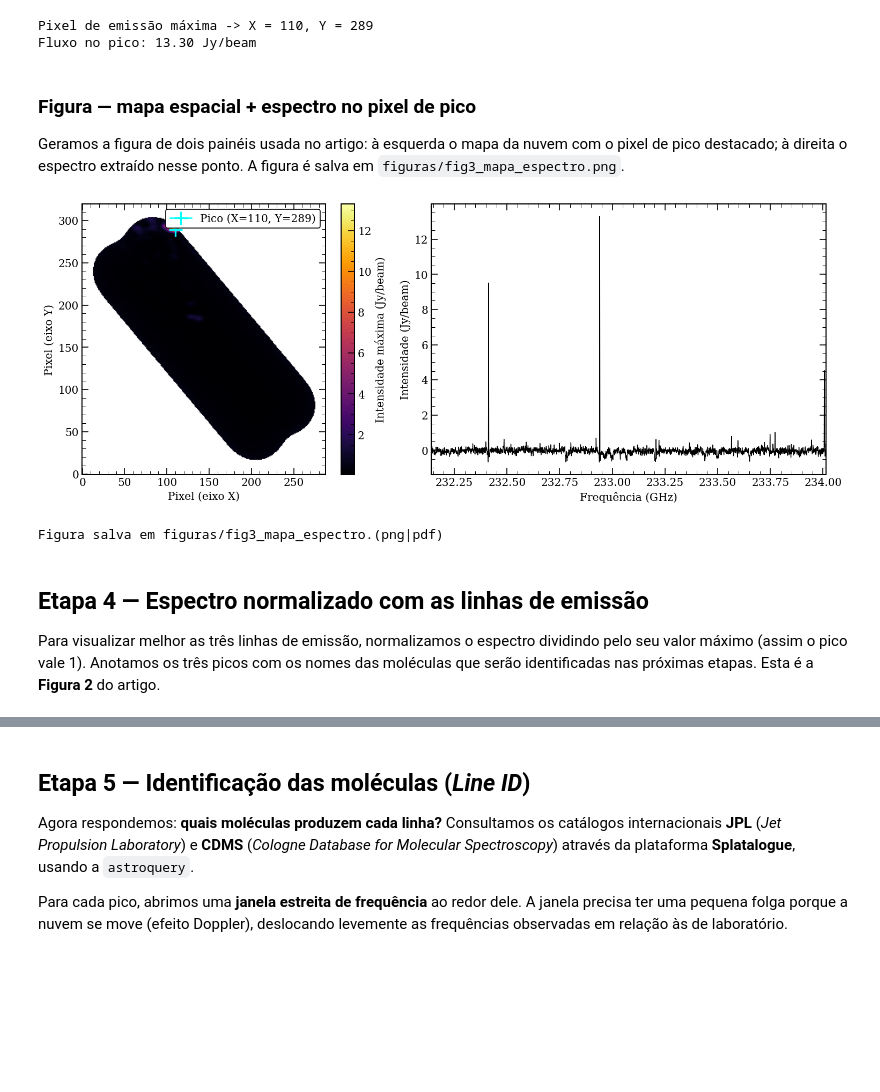
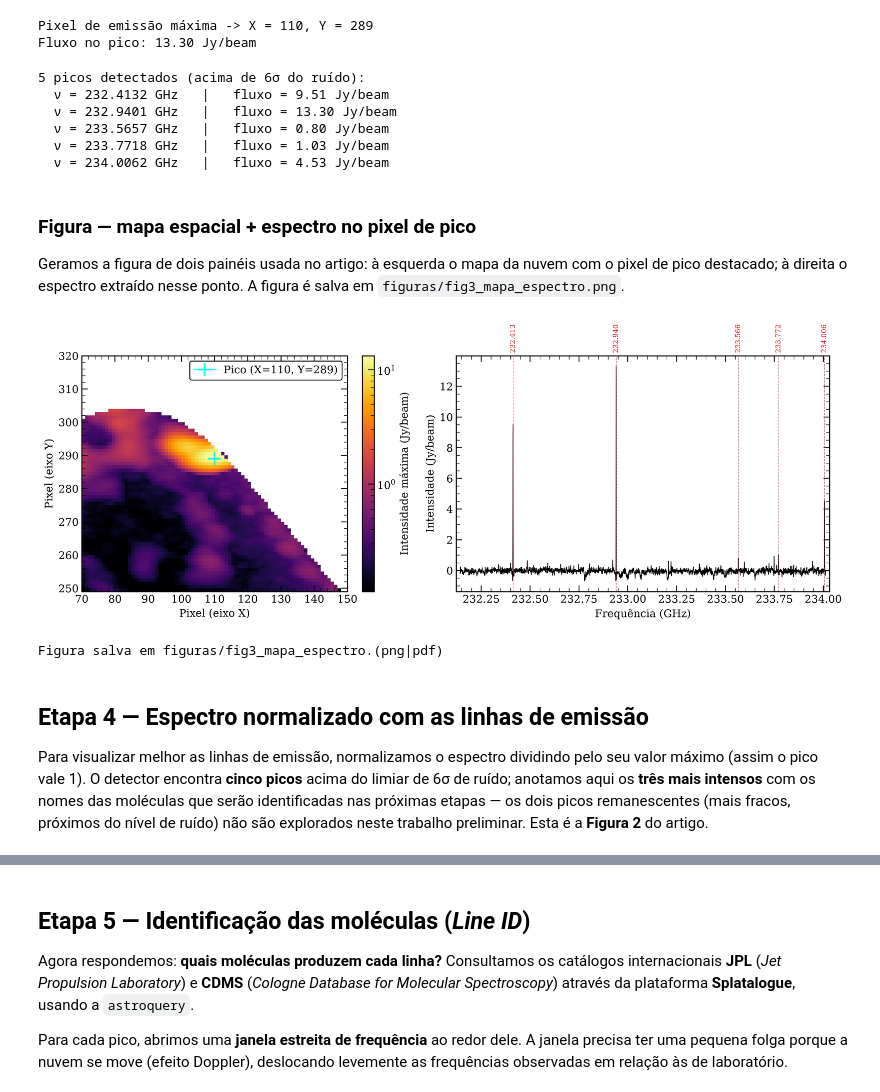
Before and after one commit to rrf-astro/Astroquimica_nebulosa_Orion, a Jupyter notebook: Espectro_OMC-1.ipynb, the cells around one changed output, grey strips where cells are left out. Drawn from its saved outputs; the diff is of its cells as text; code cells hidden in the pictures; blank space fills up the shorter version.

```diff
--- a/Espectro_OMC-1.ipynb
+++ b/Espectro_OMC-1.ipynb
@@ -236,7 +224,8 @@ mais intenso — a nossa **"Região 5"**.
 > vazios marcados como `NaN` nas bordas; essas funções os ignoram.
 # %%
 # Mapa de intensidade maxima: "achata" o eixo espectral (axis=0).
-mapa_max = np.nanmax(cubo, axis=0)
+with np.errstate(all="ignore"):          # bordas do cubo são todas-NaN; ignoramos o aviso
+    mapa_max = np.nanmax(np.where(np.isfinite(cubo), cubo, np.nan), axis=0)
 
 # Coordenadas (y, x) do pixel mais brilhante de todo o cubo.
 y_pico, x_pico = np.unravel_index(np.nanargmax(mapa_max), mapa_max.shape)
@@ -249,6 +238,35 @@ print(f"Fluxo no pico: {fluxo_pico:.2f} Jy/beam")
 # %% [output]
 Pixel de emissão máxima -> X = 110, Y = 289
 Fluxo no pico: 13.30 Jy/beam
+# %%
+from scipy.signal import find_peaks
+
+def detectar_picos(freq_ghz, espectro, n_sigma=6, separacao_ghz=0.05):
+    """Detecta picos de emissão acima de n_sigma vezes o ruído robusto (MAD).
+
+    Retorna (indices, frequencias_ghz, alturas) ordenados por frequência.
+    """
+    esp = np.nan_to_num(espectro, nan=0.0)
+    mediana = np.median(esp)
+    mad = np.median(np.abs(esp - mediana))          # desvio absoluto mediano
+    ruido = 1.4826 * mad                             # MAD -> sigma equivalente
+    limiar = mediana + n_sigma * ruido
+    dist_canais = max(1, int(separacao_ghz / np.median(np.diff(freq_ghz))))
+    idx, props = find_peaks(esp, height=limiar, distance=dist_canais, prominence=ruido)
+    return idx, freq_ghz[idx], props["peak_heights"]
+
+idx_picos, freq_picos, alt_picos = detectar_picos(freq_ghz, espectro_pico)
+
+print(f"{len(freq_picos)} picos detectados (acima de 6σ do ruído):")
+for f, a in zip(freq_picos, alt_picos):
+    print(f"  ν = {f:.4f} GHz   |   fluxo = {a:.2f} Jy/beam")
+# %% [output]
+5 picos detectados (acima de 6σ do ruído):
+  ν = 232.4132 GHz   |   fluxo = 9.51 Jy/beam
+  ν = 232.9401 GHz   |   fluxo = 13.30 Jy/beam
+  ν = 233.5657 GHz   |   fluxo = 0.80 Jy/beam
+  ν = 233.7718 GHz   |   fluxo = 1.03 Jy/beam
+  ν = 234.0062 GHz   |   fluxo = 4.53 Jy/beam
 # %% [markdown]
 ### Figura — mapa espacial + espectro no pixel de pico
 
@@ -256,42 +274,70 @@ Geramos a figura de dois painéis usada no artigo: à esquerda o mapa da nuvem c
 de pico destacado; à direita o espectro extraído nesse ponto. A figura é salva em
 `figuras/fig3_mapa_espectro.png`.
 # %%
+from matplotlib.colors import LogNorm
+
+FREQ_MIN, FREQ_MAX = freq_ghz.min(), freq_ghz.max()
+MARGEM_X = 0.01 * (FREQ_MAX - FREQ_MIN)
+
 fig, (ax1, ax2) = plt.subplots(1, 2, figsize=(14, 5))
 
-# --- Painel esquerdo: mapa espacial ---
-im = ax1.imshow(mapa_max, origin="lower", cmap="inferno")
+# --- Painel esquerdo: recorte ao redor da fonte, escala logarítmica ---
+margem = 40
+y0, y1 = max(0, y_pico - margem), min(mapa_max.shape[0], y_pico + margem)
+x0, x1 = max(0, x_pico - margem), min(mapa_max.shape[1], x_pico + margem)
+recorte = mapa_max[y0:y1, x0:x1]
+vmin = np.nanpercentile(recorte[recorte > 0], 5)
+vmax = np.nanmax(recorte)
+
+im = ax1.imshow(recorte, origin="lower", cmap="inferno",
+                norm=LogNorm(vmin=max(vmin, 1e-3), vmax=vmax),
+                extent=[x0, x1, y0, y1])
 ax1.plot(x_pico, y_pico, marker="+", color="cyan", markersize=15,
          markeredgewidth=2.0, label=f"Pico (X={x_pico}, Y={y_pico})")
 ax1.set_xlabel("Pixel (eixo X)")
 ax1.set_ylabel("Pixel (eixo Y)")
 ax1.legend(loc="upper right", frameon=True, framealpha=1.0, edgecolor="black")
 cbar = fig.colorbar(im, ax=ax1, label="Intensidade máxima (Jy/beam)",
                     fraction=0.046, pad=0.04)
 cbar.ax.tick_params(direction="in")
 estilo_sm(ax1)
 
-# --- Painel direito: espectro no pixel de pico ---
+# --- Painel direito: espectro com picos detectados marcados ---
+# Os rótulos de frequência ficam ancorados no topo do quadro (coordenada de eixo,
+# não de dado) e na vertical: assim nunca colidem com a moldura nem com picos de
+# alturas muito diferentes, mesmo para o pico mais próximo da borda direita. Uma
+# pequena margem em x (MARGEM_X) evita que picos nas extremidades fiquem colados
+# à moldura.
 ax2.plot(freq_ghz, espectro_pico, color="black", linewidth=0.8)
+for f, a in zip(freq_picos, alt_picos):
+    ax2.axvline(f, color="tab:red", linestyle="--", linewidth=0.7, alpha=0.6)
+    ax2.annotate(f"{f:.3f}", xy=(f, 1.0), xycoords=("data", "axes fraction"),
+                 xytext=(0, 3), textcoords="offset points",
+                 rotation=90, ha="center", va="bottom", fontsize=8,
+                 color="tab:red", clip_on=False, annotation_clip=False)
 ax2.set_xlabel(r"Frequência (GHz)")
 ax2.set_ylabel("Intensidade (Jy/beam)")
-ax2.set_xlim(freq_ghz.min(), freq_ghz.max())
+ax2.set_xlim(FREQ_MIN - MARGEM_X, FREQ_MAX + MARGEM_X)
 ax2.ticklabel_format(useOffset=False, style="plain")
 estilo_sm(ax2)
 
 plt.tight_layout()
 plt.savefig(os.path.join(PASTA_FIGURAS, "fig3_mapa_espectro.png"))
 plt.savefig(os.path.join(PASTA_FIGURAS, "fig3_mapa_espectro.pdf"))
 plt.show()
 print("Figura salva em figuras/fig3_mapa_espectro.(png|pdf)")
 # %% [output]
-[figure, old version]
+[figure, new version]
 Figura salva em figuras/fig3_mapa_espectro.(png|pdf)
 # %% [markdown]
 ## Etapa 4 — Espectro normalizado com as linhas de emissão
 
-Para visualizar melhor as três linhas de emissão, normalizamos o espectro dividindo pelo
-seu valor máximo (assim o pico vale 1). Anotamos os três picos com os nomes das moléculas
-que serão identificadas nas próximas etapas. Esta é a **Figura 2** do artigo.
+Para visualizar melhor as linhas de emissão, normalizamos o espectro dividindo pelo
+seu valor máximo (assim o pico vale 1). O detector encontra **cinco picos** acima do
+limiar de 6σ de ruído; anotamos aqui os **três mais intensos** com os nomes das
+moléculas que serão identificadas nas próximas etapas — os dois picos remanescentes
+(mais fracos, próximos do nível de ruído) não são explorados neste trabalho
+preliminar. Esta é a **Figura 2** do artigo.
 # %%
 espectro_norm = espectro_pico / np.nanmax(np.abs(espectro_pico))
 
```
Also changed, not shown: parts of 6 cells of this notebook, 5 other files.
